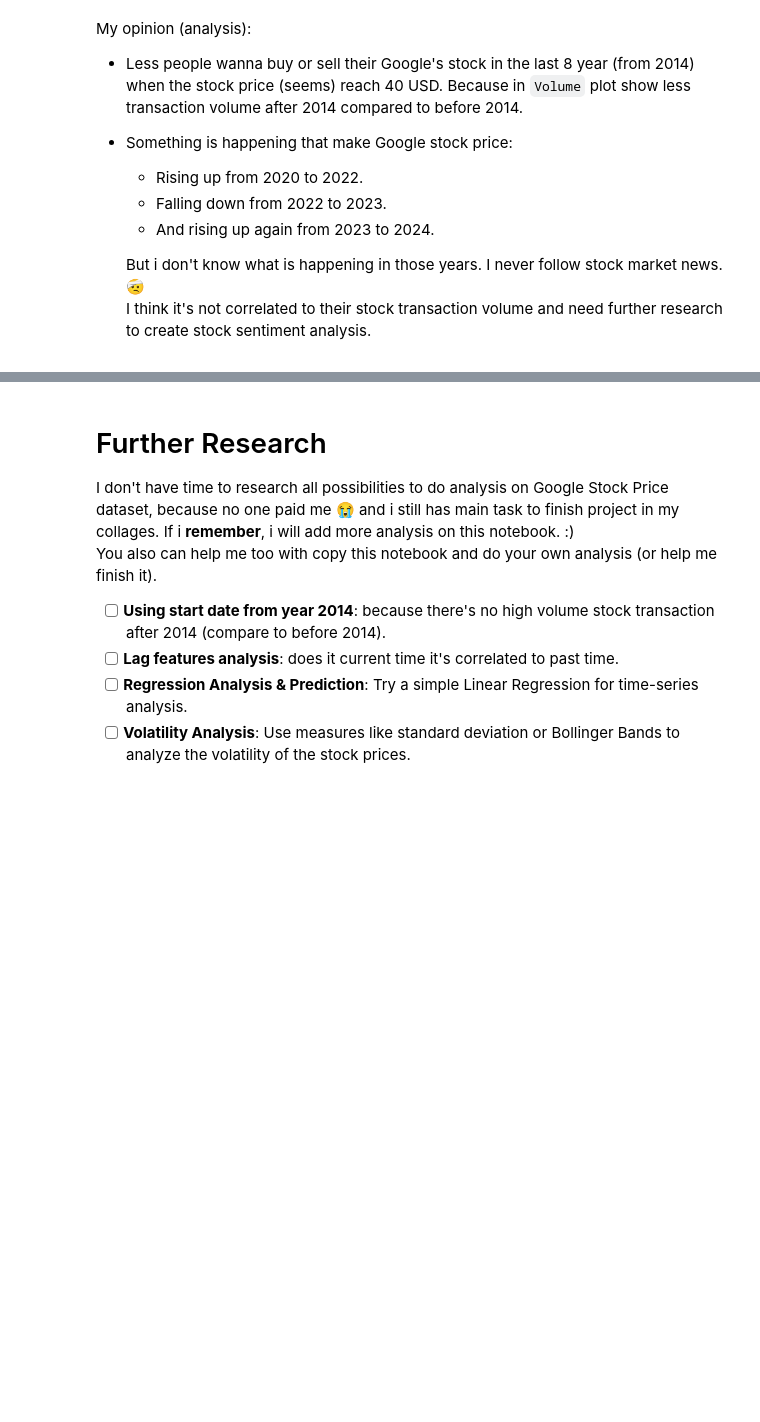
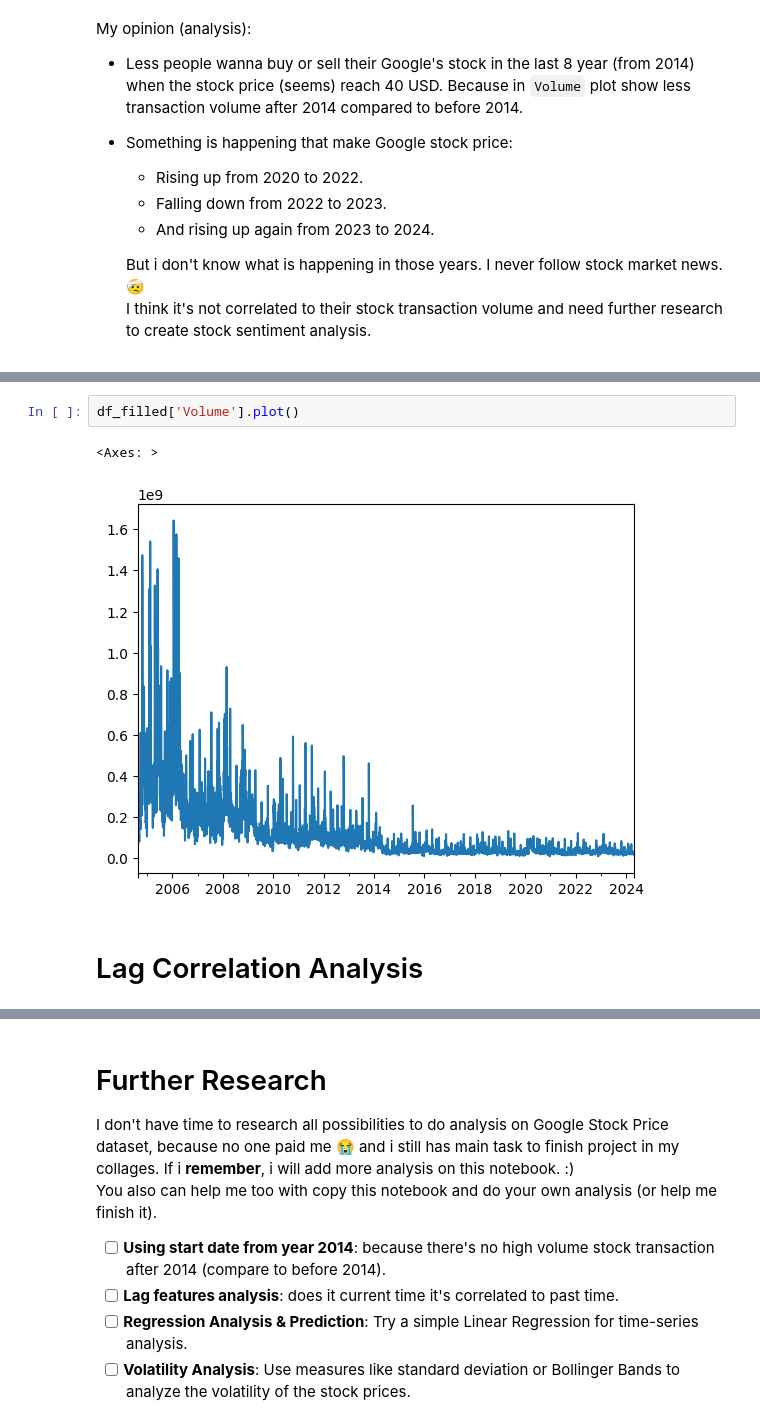
Before and after one commit to Kingki19/Stock-Market-Analysis-and-Prediction-A-study-case-for-Google, a Jupyter notebook: Stock Market Analysis: A study case for Google.ipynb, the cells around one changed output, grey strips where cells are left out. Drawn from its saved outputs; the diff is of its cells as text; blank space fills up the shorter version.

```diff
--- a/Stock Market Analysis: A study case for Google.ipynb
+++ b/Stock Market Analysis: A study case for Google.ipynb
@@ -174,0 +184,7 @@ My opinion (analysis):
+# %%
+df_filled['Volume'].plot()
+# %% [output]
+<Axes: >
+[figure, added]
+# %% [markdown]
+# Lag Correlation Analysis
```
Also changed, not shown: parts of 21 cells of this notebook.
